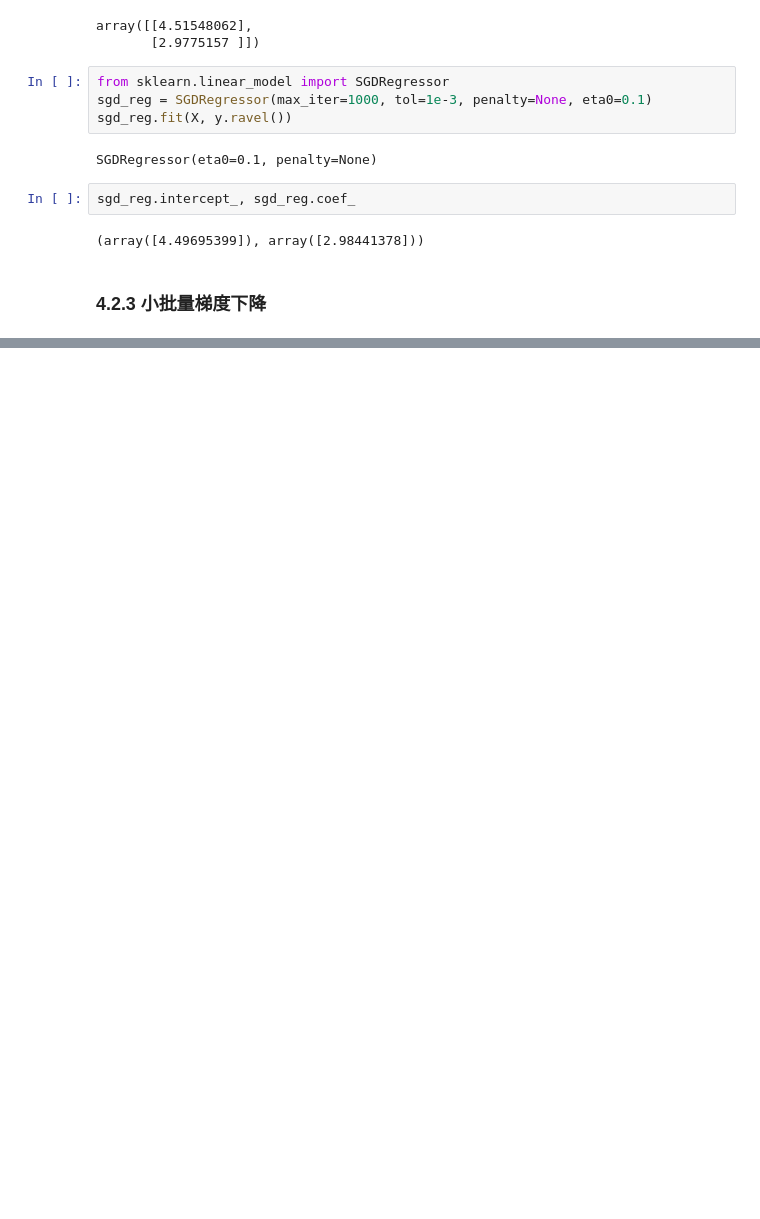
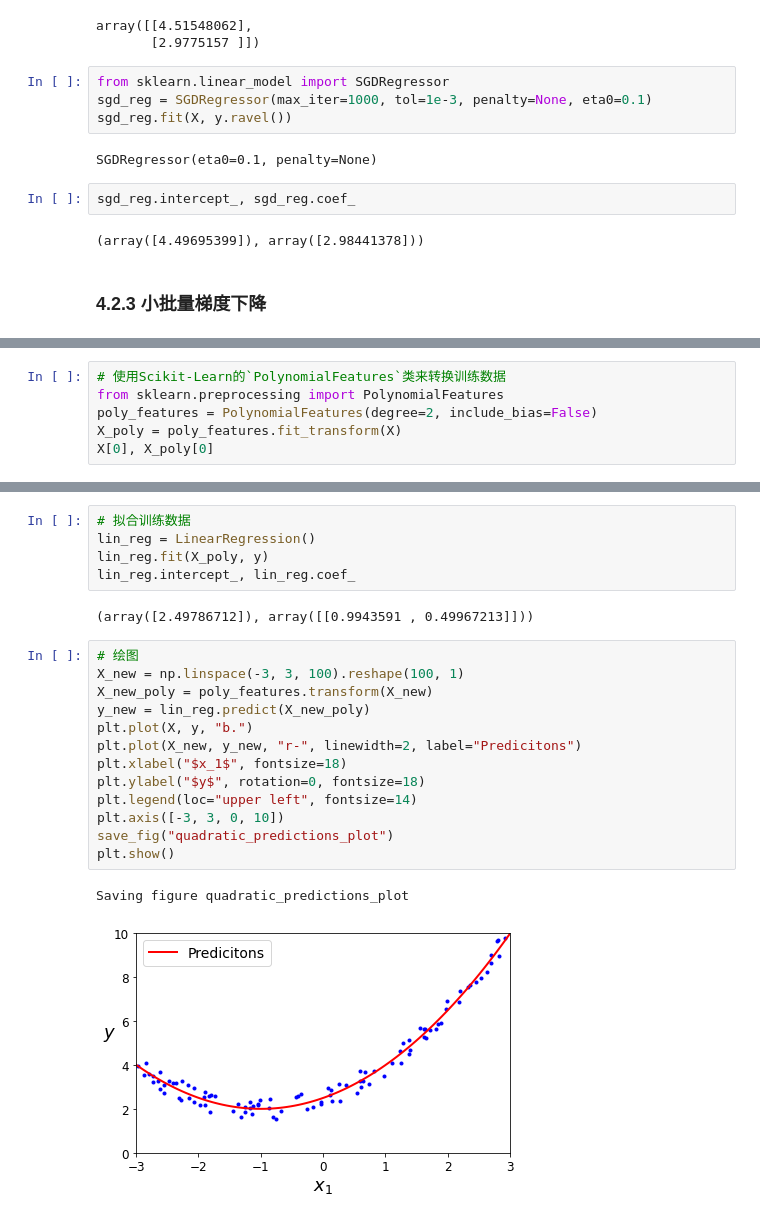
Before and after one commit to Vuean/Hands-On-ML, a Jupyter notebook: Chapter4/04_training_models.ipynb, the cells around one changed output, grey strips where cells are left out. Cells and saved outputs as stored; diff of their text form; blank space fills up the shorter version.

```diff
--- a/Chapter4/04_training_models.ipynb
+++ b/Chapter4/04_training_models.ipynb
@@ -246,0 +317,6 @@ sgd_reg.intercept_, sgd_reg.coef_
+# %%
+# 使用Scikit-Learn的`PolynomialFeatures`类来转换训练数据
+from sklearn.preprocessing import PolynomialFeatures
+poly_features = PolynomialFeatures(degree=2, include_bias=False)
+X_poly = poly_features.fit_transform(X)
+X[0], X_poly[0]
@@ -246,0 +328,23 @@ sgd_reg.intercept_, sgd_reg.coef_
+# %%
+# 拟合训练数据
+lin_reg = LinearRegression()
+lin_reg.fit(X_poly, y)
+lin_reg.intercept_, lin_reg.coef_
+# %% [output]
+(array([2.49786712]), array([[0.9943591 , 0.49967213]]))
+# %%
+# 绘图
+X_new = np.linspace(-3, 3, 100).reshape(100, 1)
+X_new_poly = poly_features.transform(X_new)
+y_new = lin_reg.predict(X_new_poly)
+plt.plot(X, y, "b.")
+plt.plot(X_new, y_new, "r-", linewidth=2, label="Predicitons")
+plt.xlabel("$x_1$", fontsize=18)
+plt.ylabel("$y$", rotation=0, fontsize=18)
+plt.legend(loc="upper left", fontsize=14)
+plt.axis([-3, 3, 0, 10])
+save_fig("quadratic_predictions_plot")
+plt.show()
+# %% [output]
+Saving figure quadratic_predictions_plot
+[figure, added]
```
Also changed, not shown: parts of 16 cells of this notebook, 6 other files.
